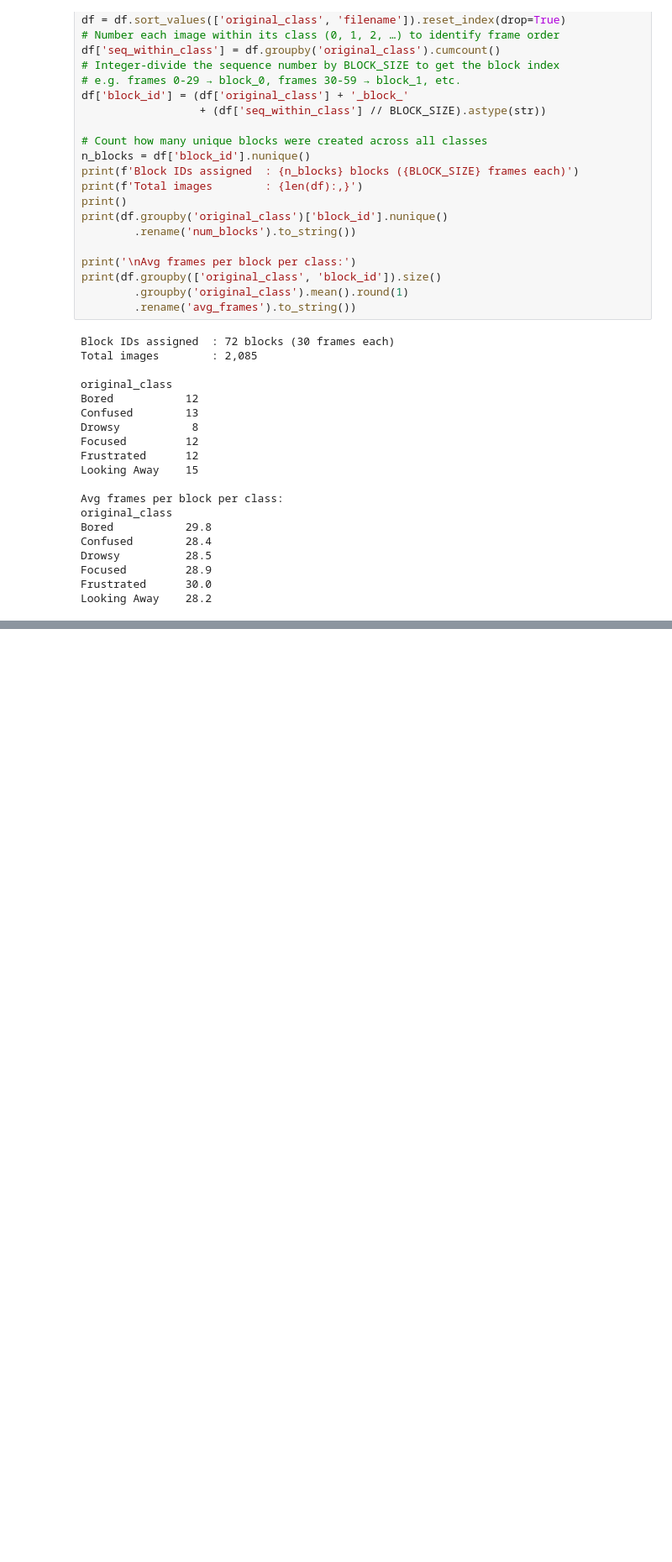
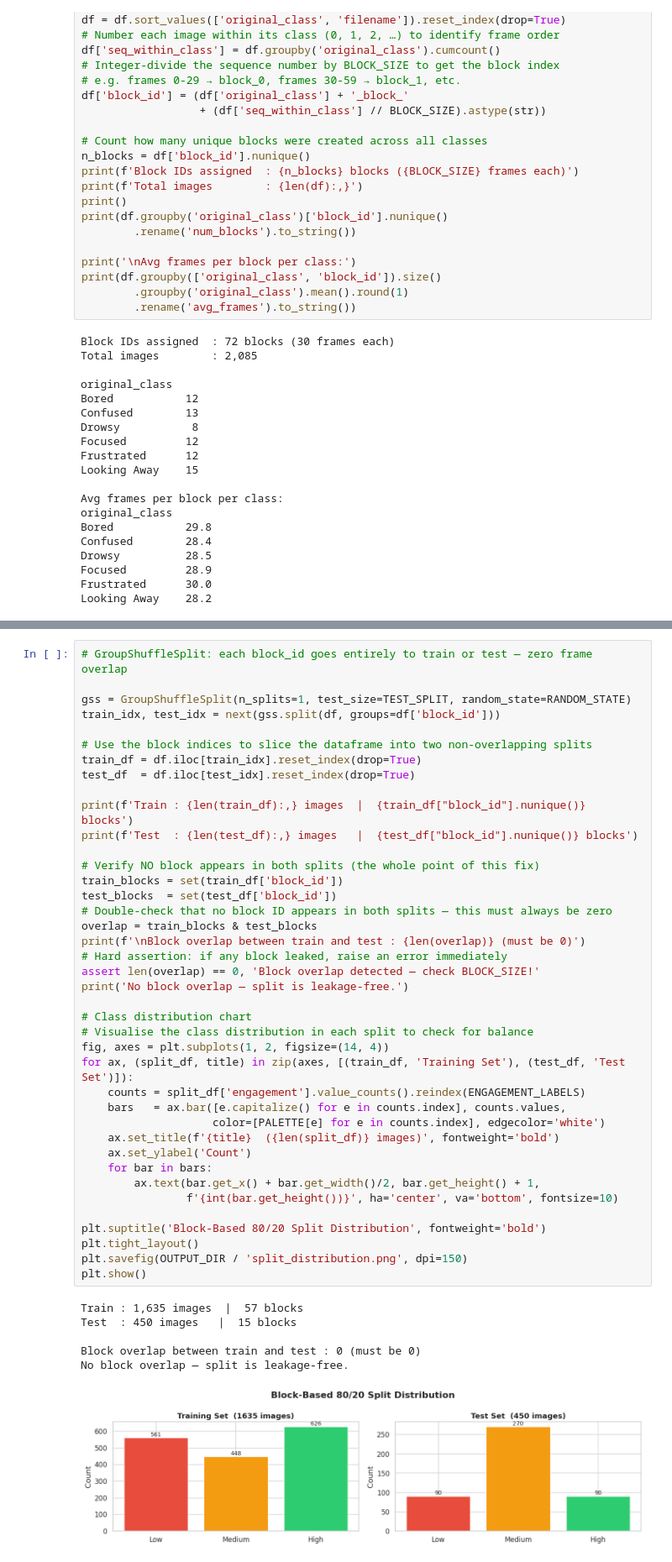
Before and after one commit to YasiniK/multimodal-student-cognitive-load-and-engagement-detection, a Jupyter notebook: Student_Engagement/se_eda_preprocessing.ipynb, the cells around one changed output, grey strips where cells are left out. Shown at 84% size. Cells and saved outputs as stored; diff of their text form; blank space fills up the shorter version.

```diff
--- a/Student_Engagement/se_eda_preprocessing.ipynb
+++ b/Student_Engagement/se_eda_preprocessing.ipynb
@@ -1052,0 +1057,47 @@ Looking Away    28.2
+# %%
+# GroupShuffleSplit: each block_id goes entirely to train or test — zero frame overlap
+
+gss = GroupShuffleSplit(n_splits=1, test_size=TEST_SPLIT, random_state=RANDOM_STATE)
+train_idx, test_idx = next(gss.split(df, groups=df['block_id']))
+
+# Use the block indices to slice the dataframe into two non-overlapping splits
+train_df = df.iloc[train_idx].reset_index(drop=True)
+test_df  = df.iloc[test_idx].reset_index(drop=True)
+
+print(f'Train : {len(train_df):,} images  |  {train_df["block_id"].nunique()} blocks')
+print(f'Test  : {len(test_df):,} images   |  {test_df["block_id"].nunique()} blocks')
+
+# Verify NO block appears in both splits (the whole point of this fix)
+train_blocks = set(train_df['block_id'])
+test_blocks  = set(test_df['block_id'])
+# Double-check that no block ID appears in both splits — this must always be zero
+overlap = train_blocks & test_blocks
+print(f'\nBlock overlap between train and test : {len(overlap)} (must be 0)')
+# Hard assertion: if any block leaked, raise an error immediately
+assert len(overlap) == 0, 'Block overlap detected — check BLOCK_SIZE!'
+print('No block overlap — split is leakage-free.')
+
+# Class distribution chart
+# Visualise the class distribution in each split to check for balance
+fig, axes = plt.subplots(1, 2, figsize=(14, 4))
+for ax, (split_df, title) in zip(axes, [(train_df, 'Training Set'), (test_df, 'Test Set')]):
+    counts = split_df['engagement'].value_counts().reindex(ENGAGEMENT_LABELS)
+    bars   = ax.bar([e.capitalize() for e in counts.index], counts.values,
+                    color=[PALETTE[e] for e in counts.index], edgecolor='white')
+    ax.set_title(f'{title}  ({len(split_df)} images)', fontweight='bold')
+    ax.set_ylabel('Count')
+    for bar in bars:
+        ax.text(bar.get_x() + bar.get_width()/2, bar.get_height() + 1,
+                f'{int(bar.get_height())}', ha='center', va='bottom', fontsize=10)
+
+plt.suptitle('Block-Based 80/20 Split Distribution', fontweight='bold')
+plt.tight_layout()
+plt.savefig(OUTPUT_DIR / 'split_distribution.png', dpi=150)
+plt.show()
+# %% [output]
+Train : 1,635 images  |  57 blocks
+Test  : 450 images   |  15 blocks
+
+Block overlap between train and test : 0 (must be 0)
+No block overlap — split is leakage-free.
+[figure, added]
```
Also changed, not shown: parts of 3 cells of this notebook.
